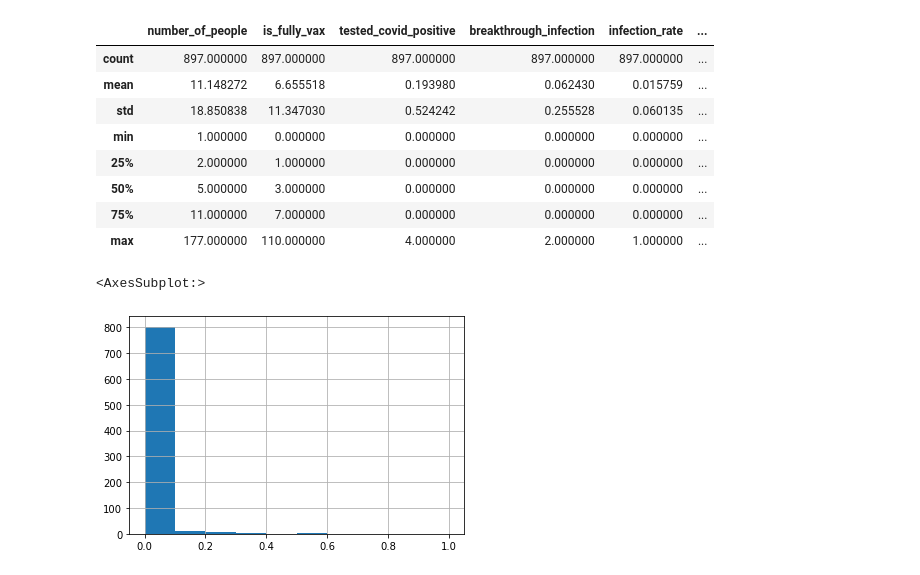
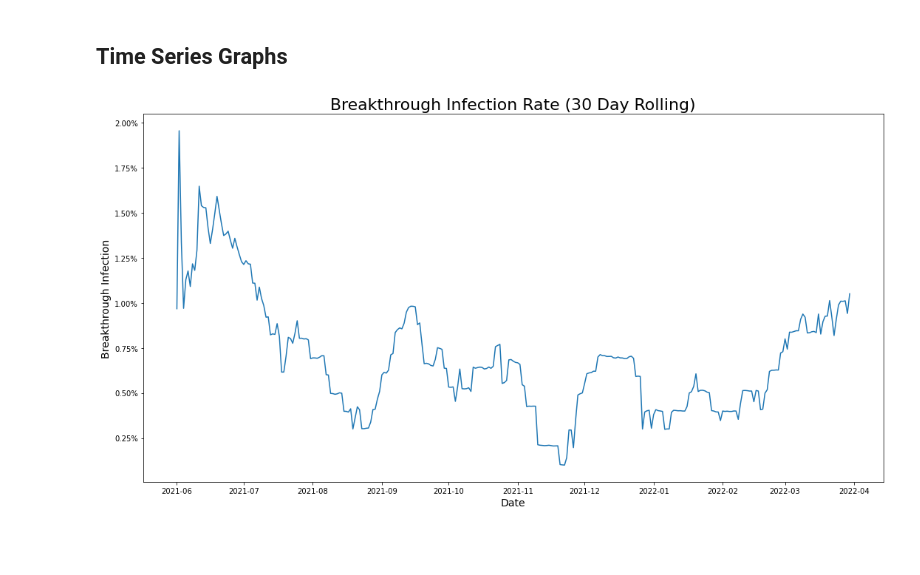
Before and after one commit to CDCgov/prime-public-health-data-infrastructure, a Jupyter notebook: src/notebooks/Prototype Spatial Analytics.ipynb, the cells around one changed output. Saved outputs shown, nothing was run; the diff lists cells and outputs as text; code cells hidden in the pictures; blank space fills up the shorter version.

```diff
--- a/src/notebooks/Prototype Spatial Analytics.ipynb
+++ b/src/notebooks/Prototype Spatial Analytics.ipynb
@@ -265,17 +61,7 @@ plt.tight_layout()
-# %%
-df_agg.describe()
-# %% [output]
-|  | number_of_people | is_fully_vax | tested_covid_positive | breakthrough_infection | infection_rate | ... |
-| count | 897.000000 | 897.000000 | 897.000000 | 897.000000 | 897.000000 | ... |
-| mean | 11.148272 | 6.655518 | 0.193980 | 0.062430 | 0.015759 | ... |
-| std | 18.850838 | 11.347030 | 0.524242 | 0.255528 | 0.060135 | ... |
-| min | 1.000000 | 0.000000 | 0.000000 | 0.000000 | 0.000000 | ... |
-| 25% | 2.000000 | 1.000000 | 0.000000 | 0.000000 | 0.000000 | ... |
-| 50% | 5.000000 | 3.000000 | 0.000000 | 0.000000 | 0.000000 | ... |
-| 75% | 11.000000 | 7.000000 | 0.000000 | 0.000000 | 0.000000 | ... |
-| max | 177.000000 | 110.000000 | 4.000000 | 2.000000 | 1.000000 | ... |
-# %%
-df_agg.breakthrough_infection_rate.hist()
-# %% [output]
-<AxesSubplot:>
-[figure, removed]
+# %% [markdown]
+## Time Series Graphs
+# %%
+fig, ax = pa.plot_time_series_metric(df=df, window='30D', metric_label='Breakthrough Infection')
+plt.show()
+# %% [output]
+[figure, added]
```
Also changed, not shown: parts of 33 cells of this notebook, 2 other files.
